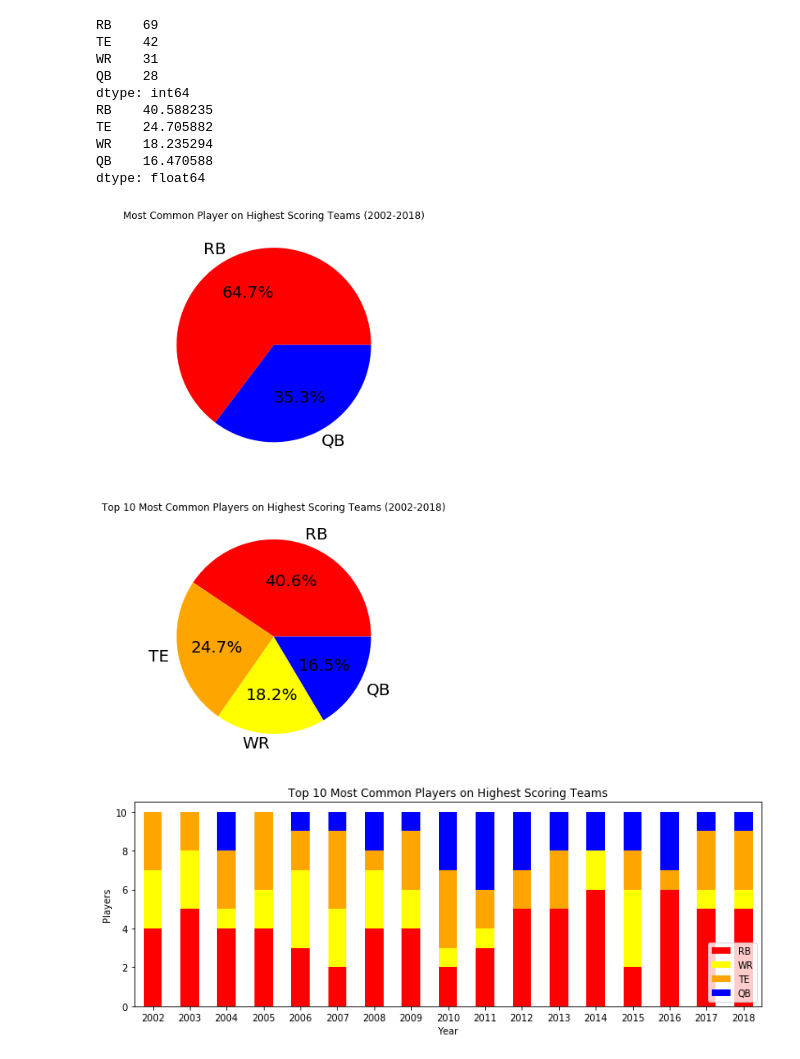
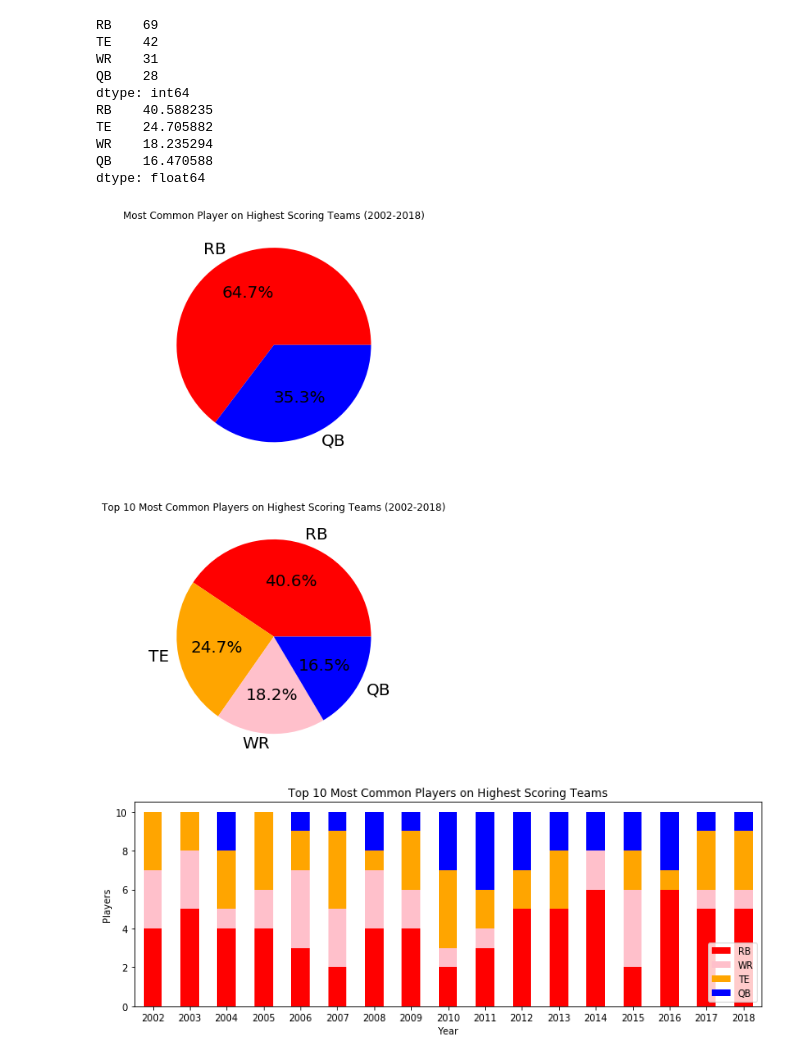
Before and after one commit to jlwalsh13/Capstone_1, a Jupyter notebook: ff_draft_sim.ipynb, the cells around one changed output. Saved outputs shown, nothing was run; the diff lists cells and outputs as text; code cells hidden in the pictures.

```diff
--- a/ff_draft_sim.ipynb
+++ b/ff_draft_sim.ipynb
@@ -529,32 +529,32 @@ plt.subplot(211)
 plt.title('Most Common Player on Highest Scoring Teams (2002-2018)')
 plt.ylabel('')
 plt.subplot(212)
-(P.value_counts()/len(P)*100).plot.pie(colors=['red', 'orange', 'yellow', 'blue'], autopct='%1.1f%%', textprops={'fontsize': 20})
+(P.value_counts()/len(P)*100).plot.pie(colors=['red', 'orange', 'pink', 'blue'], autopct='%1.1f%%', textprops={'fontsize': 20})
 plt.title('Top 10 Most Common Players on Highest Scoring Teams (2002-2018)')
 plt.ylabel('')
 plt.show()
 # %% [output]
-[figure, old version]
+[figure, new version]
 # %%
 list_x = []
 for i in range(len(player_counts)):
     pos = []
     DF_X = player_counts[i].to_frame()
     DF_X = DF_X.reset_index()
     DF_X = DF_X.rename(columns={"index": "NAME", "NAME": "PERCENTS"})
     for name in DF_X.NAME:
         pos.append(ALL[ALL.NAME == name].POS.unique().item())
     DF_X['POS'] = pos
     series_x = DF_X.POS.value_counts()
     list_x.append(series_x)
 
 DF_Z = pd.DataFrame(list_x)
 DF_Z.index = range(2002, 2019)
-DF_Z.plot(kind='bar', color=['red', 'yellow', 'orange', 'blue'], figsize=(12,4), rot=0, stacked=True)
+DF_Z.plot(kind='bar', color=['red', 'pink', 'orange', 'blue'], figsize=(12,4), rot=0, stacked=True)
 plt.xlabel('Year')
 plt.ylabel('Players')
 plt.title('Top 10 Most Common Players on Highest Scoring Teams')
 plt.legend(loc='lower right')
 plt.show()
 # %% [output]
-[figure, old version]
+[figure, new version]
```
Also changed, not shown: parts of 3 cells of this notebook, 1 other file.
